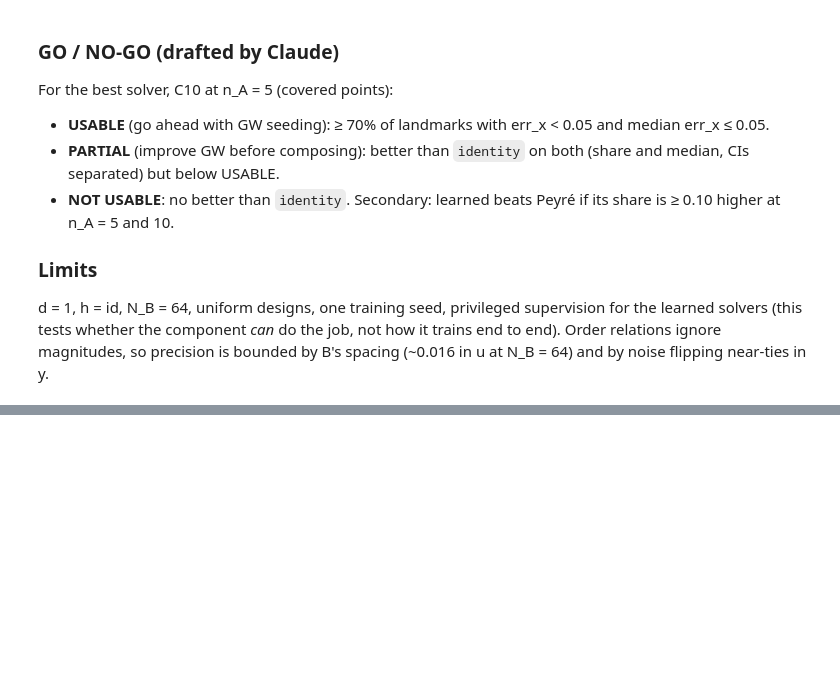
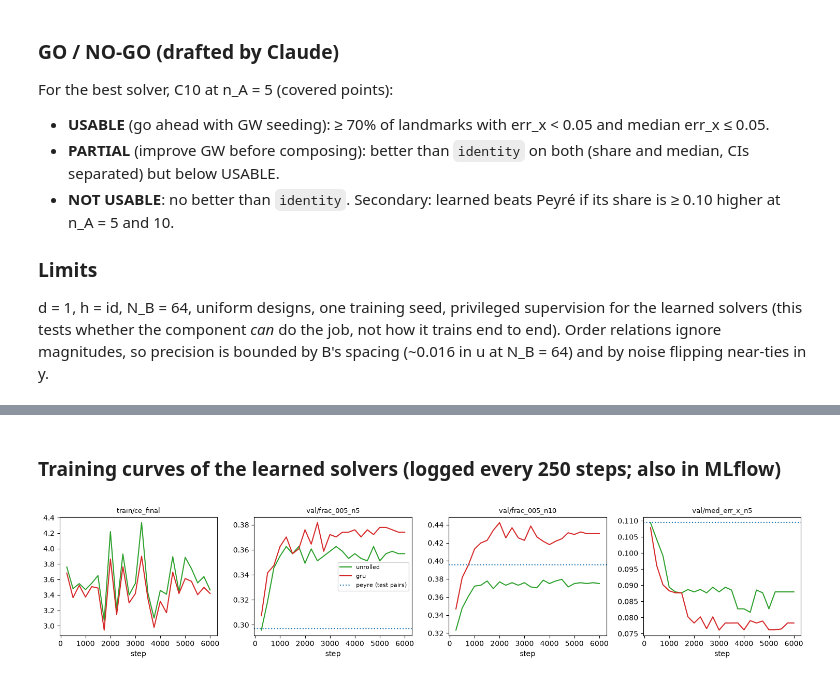
Before and after one commit to timruhkopf/meta-pfn, a Jupyter notebook: notebooks/06_2026-10-26_gwonly.ipynb, the cells around one changed output, grey strips where cells are left out. Drawn from its saved outputs; the diff is of its cells as text; code cells hidden in the pictures; blank space fills up the shorter version.

```diff
--- a/notebooks/06_2026-10-26_gwonly.ipynb
+++ b/notebooks/06_2026-10-26_gwonly.ipynb
@@ -112,0 +223,19 @@ The GO / NO-GO criterion from the description, evaluated, in one line. Record it
+# %% [markdown]
+### Training curves of the learned solvers (logged every 250 steps; also in MLflow)
+# %%
+peyre_c10 = sm.loc[(sm.cell == "C10") & (sm.method == "peyre")].set_index("n_a")
+keys = ["train/ce_final", "val/frac_005_n5", "val/frac_005_n10", "val/med_err_x_n5"]
+fig, axes = plt.subplots(1, 4, figsize=(15, 3.2))
+for name in ("unrolled", "gru"):
+    cv = snaps[name].curves()
+    for ax, k in zip(axes, keys):
+        d = cv.loc[cv.key == k].sort_values("step")
+        ax.plot(d.step, d.value, color=colors[name], label=name)
+        ax.set_title(k, fontsize=9)
+        ax.set_xlabel("step")
+for ax, k, n in [(axes[1], "share", 5), (axes[2], "share", 10), (axes[3], "med_err_x", 5)]:
+    ax.axhline(peyre_c10.loc[n, k], color=colors["peyre"], ls=":", label="peyre (test pairs)")
+axes[1].legend(fontsize=8)
+fig.tight_layout()
+# %% [output]
+[figure, added]
```
Also changed, not shown: parts of 9 cells of this notebook, 37 other files.
